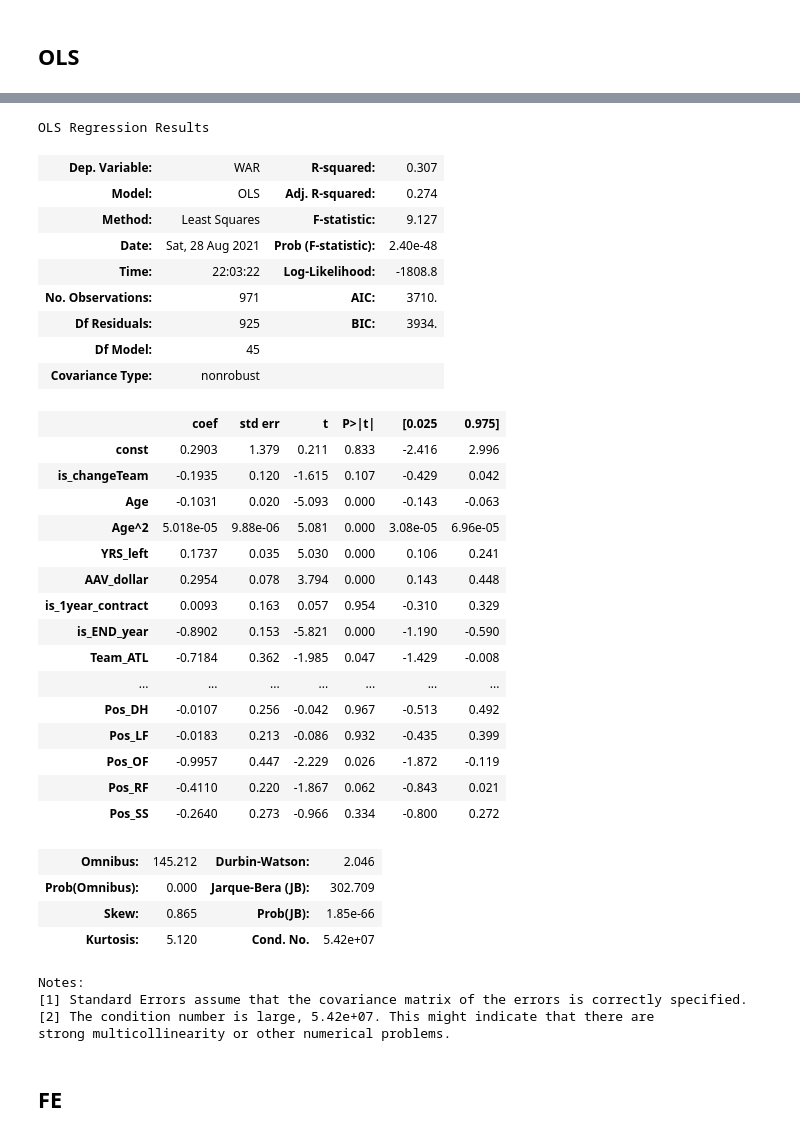
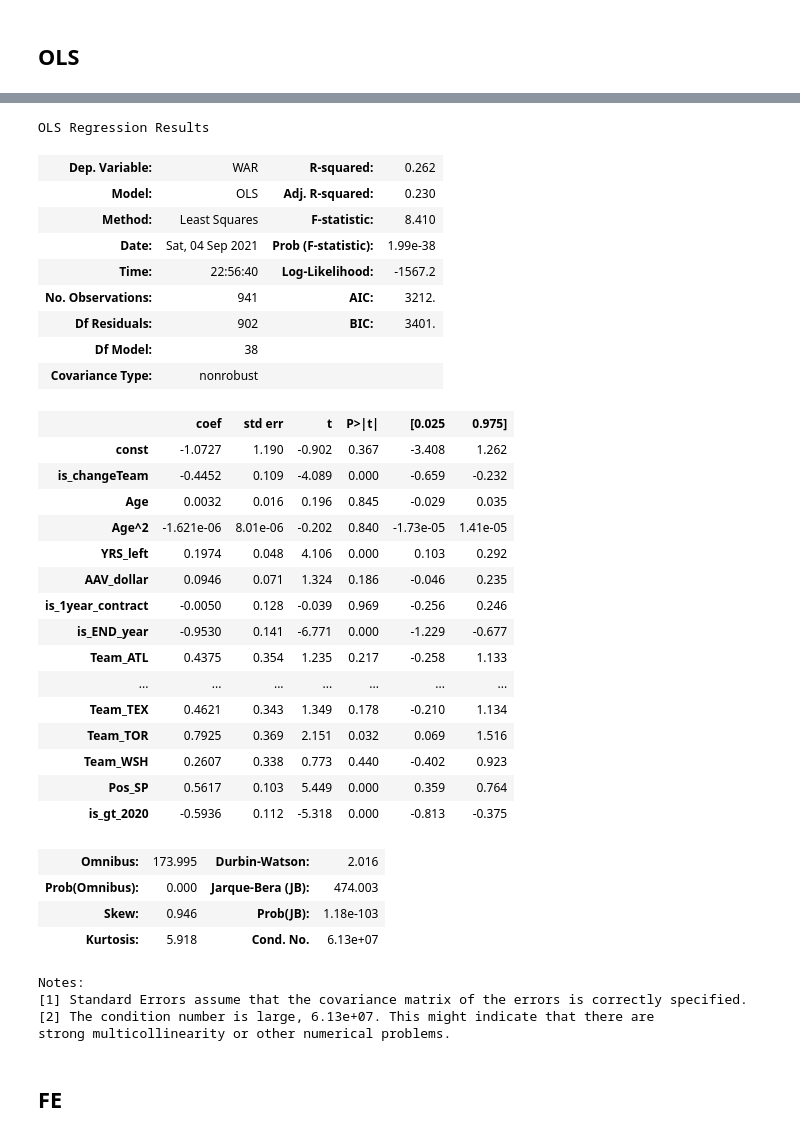
Before and after one commit to Jeff-Chen-Daguan/MLB_analysis, a Jupyter notebook: spotrac 迴歸分析.ipynb, the cells around one changed output, grey strips where cells are left out. Cells and saved outputs as stored; diff of their text form; code cells hidden in the pictures.

```diff
--- a/spotrac 迴歸分析.ipynb
+++ b/spotrac 迴歸分析.ipynb
@@ -24,4 +24,8 @@ df_pitch= pd.read_excel(r"G:\我的雲端硬碟\python\output\0828\Spotrac_pitch
                       engine='openpyxl')
 # %% [markdown]
 # 特徵轉換
+# %%
+# # is_2020+2021
+df_bat.loc[:,"is_gt_2020"] = (df_bat.loc[:,"Season"]>=2020)
+df_pitch.loc[:,"is_gt_2020"] = (df_pitch.loc[:,"Season"]>=2020)
 # %%
@@ -36,0 +62,7 @@ for df in [df_pitch, df_bat]:
+# %%
+# 篩選
+df_pitch = df_pitch[(df_pitch.loc[:,"Season"]<=2021) & (df_pitch.loc[:,"Season"]>=2012)]
+print(len(df_pitch))
+# df_pitch = df_pitch[(df_pitch.loc[:,"Season"]<=2016) & (df_pitch.loc[:,"Season"]>=2012)]
+# df_pitch = df_pitch[(df_pitch.loc[:,"Season"]>=2017) & (df_pitch.loc[:,"Season"]<=2021)]
+print(len(df_pitch))
@@ -45,8 +85,8 @@ for df in [df_pitch, df_bat]:
 # %% [markdown]
 ## OLS
 # %%
-# df_pic = df_pitch.copy(deep=True) # 投手
-df_pic = df_bat.copy(deep=True) # 野手
+df_pic = df_pitch.copy(deep=True) # 投手
+# df_pic = df_bat.copy(deep=True) # 野手
 # %%
 X_cols = df_pic.columns.tolist()
 remove_lst = [
@@ -55,6 +95,8 @@ remove_lst = [
  'Player',
  'Team',
  'WAR',
+ 'WAR_lag_1_MA3',
+ 'WAR_SHIRK',
 #  'is_changeTeam',
 #  'Age',
 #  'Age^2',
@@ -69,7 +111,9 @@ remove_lst = [
  'is_left_3years',
  'is_left_ge4years',
  "type",
- "Player_ID"
+ "Player_ID",
+#  "NewCBA",
+
 ]
 
 for col in remove_lst:
@@ -77,7 +121,7 @@ for col in remove_lst:
 
 # dropna
 print(len(df_pic))
-df_pic = df_pic[X_cols+["WAR"]].dropna()
+df_pic = df_pic[X_cols+["WAR"]].replace([np.inf, -np.inf], np.nan).dropna()
 print(len(df_pic))
 
 X = df_pic[X_cols].copy(deep=True)
@@ -88,42 +140,42 @@ y = df_pic["WAR"].copy(deep=True)
 # %%
 # OLS
 X = sm.add_constant(X)
-est = sm.OLS(y, X).fit()
+est = sm.OLS(y, X.astype(float)).fit()
 est.summary()
 # %% [output]
 OLS Regression Results
-| Dep. Variable: | WAR | R-squared: | 0.307 |
-| Model: | OLS | Adj. R-squared: | 0.274 |
-| Method: | Least Squares | F-statistic: | 9.127 |
-| Date: | Sat, 28 Aug 2021 | Prob (F-statistic): | 2.40e-48 |
-| Time: | 22:03:22 | Log-Likelihood: | -1808.8 |
-| No. Observations: | 971 | AIC: | 3710. |
-| Df Residuals: | 925 | BIC: | 3934. |
-| Df Model: | 45 |  |  |
+| Dep. Variable: | WAR | R-squared: | 0.262 |
+| Model: | OLS | Adj. R-squared: | 0.230 |
+| Method: | Least Squares | F-statistic: | 8.410 |
+| Date: | Sat, 04 Sep 2021 | Prob (F-statistic): | 1.99e-38 |
+| Time: | 22:56:40 | Log-Likelihood: | -1567.2 |
+| No. Observations: | 941 | AIC: | 3212. |
+| Df Residuals: | 902 | BIC: | 3401. |
+| Df Model: | 38 |  |  |
 | Covariance Type: | nonrobust |  |  |
 |  | coef | std err | t | P>|t| | [0.025 | 0.975] |
-| const | 0.2903 | 1.379 | 0.211 | 0.833 | -2.416 | 2.996 |
-| is_changeTeam | -0.1935 | 0.120 | -1.615 | 0.107 | -0.429 | 0.042 |
-| Age | -0.1031 | 0.020 | -5.093 | 0.000 | -0.143 | -0.063 |
-| Age^2 | 5.018e-05 | 9.88e-06 | 5.081 | 0.000 | 3.08e-05 | 6.96e-05 |
-| YRS_left | 0.1737 | 0.035 | 5.030 | 0.000 | 0.106 | 0.241 |
-| AAV_dollar | 0.2954 | 0.078 | 3.794 | 0.000 | 0.143 | 0.448 |
-| is_1year_contract | 0.0093 | 0.163 | 0.057 | 0.954 | -0.310 | 0.329 |
-| is_END_year | -0.8902 | 0.153 | -5.821 | 0.000 | -1.190 | -0.590 |
-| Team_ATL | -0.7184 | 0.362 | -1.985 | 0.047 | -1.429 | -0.008 |
+| const | -1.0727 | 1.190 | -0.902 | 0.367 | -3.408 | 1.262 |
+| is_changeTeam | -0.4452 | 0.109 | -4.089 | 0.000 | -0.659 | -0.232 |
+| Age | 0.0032 | 0.016 | 0.196 | 0.845 | -0.029 | 0.035 |
+| Age^2 | -1.621e-06 | 8.01e-06 | -0.202 | 0.840 | -1.73e-05 | 1.41e-05 |
+| YRS_left | 0.1974 | 0.048 | 4.106 | 0.000 | 0.103 | 0.292 |
+| AAV_dollar | 0.0946 | 0.071 | 1.324 | 0.186 | -0.046 | 0.235 |
+| is_1year_contract | -0.0050 | 0.128 | -0.039 | 0.969 | -0.256 | 0.246 |
+| is_END_year | -0.9530 | 0.141 | -6.771 | 0.000 | -1.229 | -0.677 |
+| Team_ATL | 0.4375 | 0.354 | 1.235 | 0.217 | -0.258 | 1.133 |
 | ... | ... | ... | ... | ... | ... | ... |
-| Pos_DH | -0.0107 | 0.256 | -0.042 | 0.967 | -0.513 | 0.492 |
-| Pos_LF | -0.0183 | 0.213 | -0.086 | 0.932 | -0.435 | 0.399 |
-| Pos_OF | -0.9957 | 0.447 | -2.229 | 0.026 | -1.872 | -0.119 |
-| Pos_RF | -0.4110 | 0.220 | -1.867 | 0.062 | -0.843 | 0.021 |
-| Pos_SS | -0.2640 | 0.273 | -0.966 | 0.334 | -0.800 | 0.272 |
+| Team_TEX | 0.4621 | 0.343 | 1.349 | 0.178 | -0.210 | 1.134 |
+| Team_TOR | 0.7925 | 0.369 | 2.151 | 0.032 | 0.069 | 1.516 |
+| Team_WSH | 0.2607 | 0.338 | 0.773 | 0.440 | -0.402 | 0.923 |
+| Pos_SP | 0.5617 | 0.103 | 5.449 | 0.000 | 0.359 | 0.764 |
+| is_gt_2020 | -0.5936 | 0.112 | -5.318 | 0.000 | -0.813 | -0.375 |
-| Omnibus: | 145.212 | Durbin-Watson: | 2.046 |
-| Prob(Omnibus): | 0.000 | Jarque-Bera (JB): | 302.709 |
-| Skew: | 0.865 | Prob(JB): | 1.85e-66 |
-| Kurtosis: | 5.120 | Cond. No. | 5.42e+07 |
+| Omnibus: | 173.995 | Durbin-Watson: | 2.016 |
+| Prob(Omnibus): | 0.000 | Jarque-Bera (JB): | 474.003 |
+| Skew: | 0.946 | Prob(JB): | 1.18e-103 |
+| Kurtosis: | 5.918 | Cond. No. | 6.13e+07 |
 Notes:
 [1] Standard Errors assume that the covariance matrix of the errors is correctly specified.
-[2] The condition number is large, 5.42e+07. This might indicate that there are
+[2] The condition number is large, 6.13e+07. This might indicate that there are
 strong multicollinearity or other numerical problems.
 # %% [markdown]
 ##  FE
```
Also changed, not shown: parts of 31 cells of this notebook, 2 other files.
